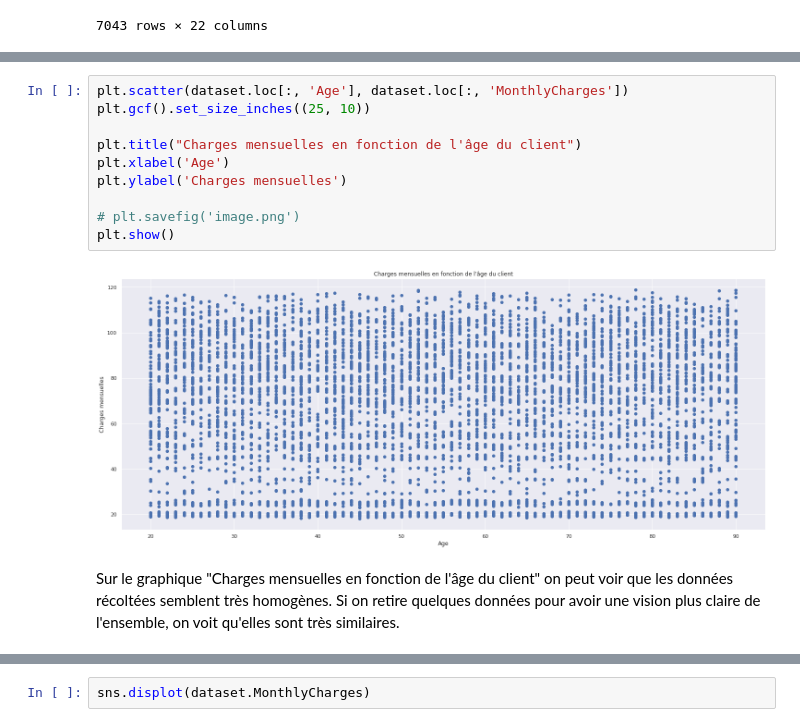
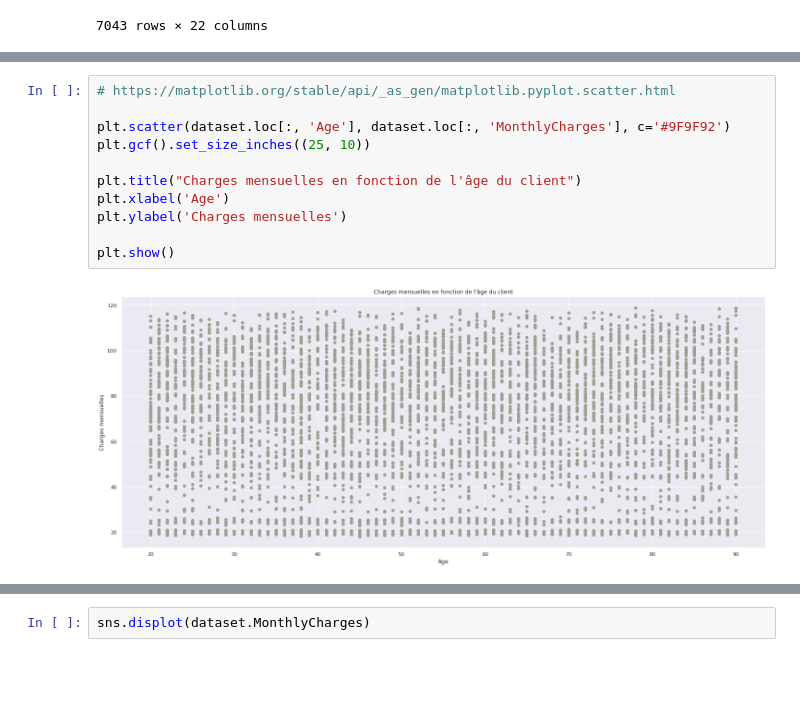
Before and after one commit to Squify/H3_Python, a Jupyter notebook: Notebooks/eval/data-visualisation.ipynb, the cells around one changed output, grey strips where cells are left out. Saved outputs shown, nothing was run; the diff lists cells and outputs as text; blank space fills up the shorter version.

```diff
--- a/Notebooks/eval/data-visualisation.ipynb
+++ b/Notebooks/eval/data-visualisation.ipynb
@@ -89,14 +104,13 @@ Dans un premier temps on regarde si l'âge du client impacte sur ses charges men
 # %%
-plt.scatter(dataset.loc[:, 'Age'], dataset.loc[:, 'MonthlyCharges'])
+# https://matplotlib.org/stable/api/_as_gen/matplotlib.pyplot.scatter.html
+
+plt.scatter(dataset.loc[:, 'Age'], dataset.loc[:, 'MonthlyCharges'], c='#9F9F92')
 plt.gcf().set_size_inches((25, 10))
 
 plt.title("Charges mensuelles en fonction de l'âge du client")
 plt.xlabel('Age')
 plt.ylabel('Charges mensuelles')
 
-# plt.savefig('image.png')
 plt.show()
 # %% [output]
-[figure, old version]
+[figure, new version]
-# %% [markdown]
-Sur le graphique "Charges mensuelles en fonction de l'âge du client" on peut voir que les données récoltées semblent très homogènes. Si on retire quelques données pour avoir une vision plus claire de l'ensemble, on voit qu'elles sont très similaires.
```
Also changed, not shown: parts of 36 cells of this notebook.
